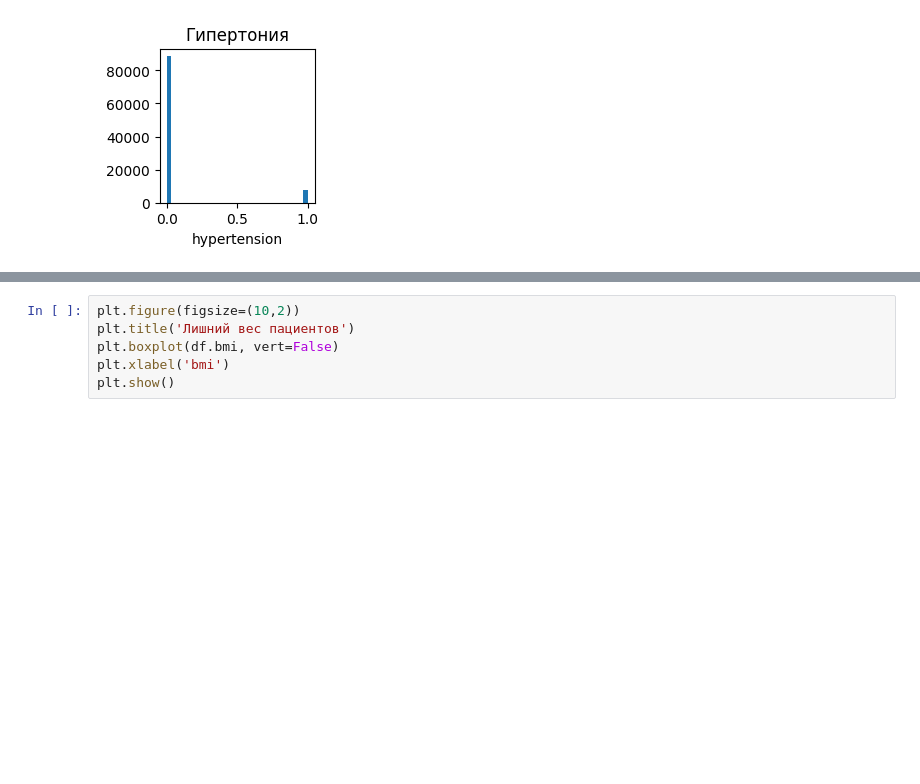
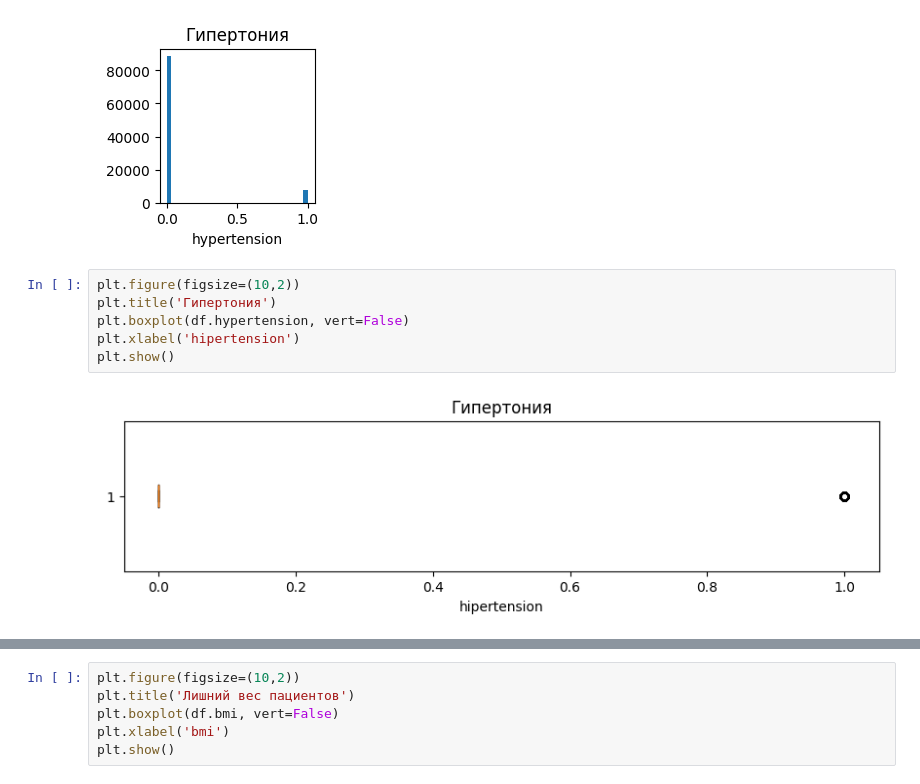
Before and after one commit to korsh624/DS, a Jupyter notebook: 1.7/HW_1_5_PRO_for_stud.ipynb, the cells around one changed output, grey strips where cells are left out. Saved outputs shown, nothing was run; the diff lists cells and outputs as text; blank space fills up the shorter version.

```diff
--- a/1.7/HW_1_5_PRO_for_stud.ipynb
+++ b/1.7/HW_1_5_PRO_for_stud.ipynb
@@ -177,3 +186,11 @@ plt.xlabel('hypertension')
 plt.show()
 # %% [output]
 [figure]
+# %%
+plt.figure(figsize=(10,2))
+plt.title('Гипертония')
+plt.boxplot(df.hypertension, vert=False)
+plt.xlabel('hipertension')
+plt.show()
+# %% [output]
+[figure, added]
```
Also changed, not shown: parts of 15 cells of this notebook.
